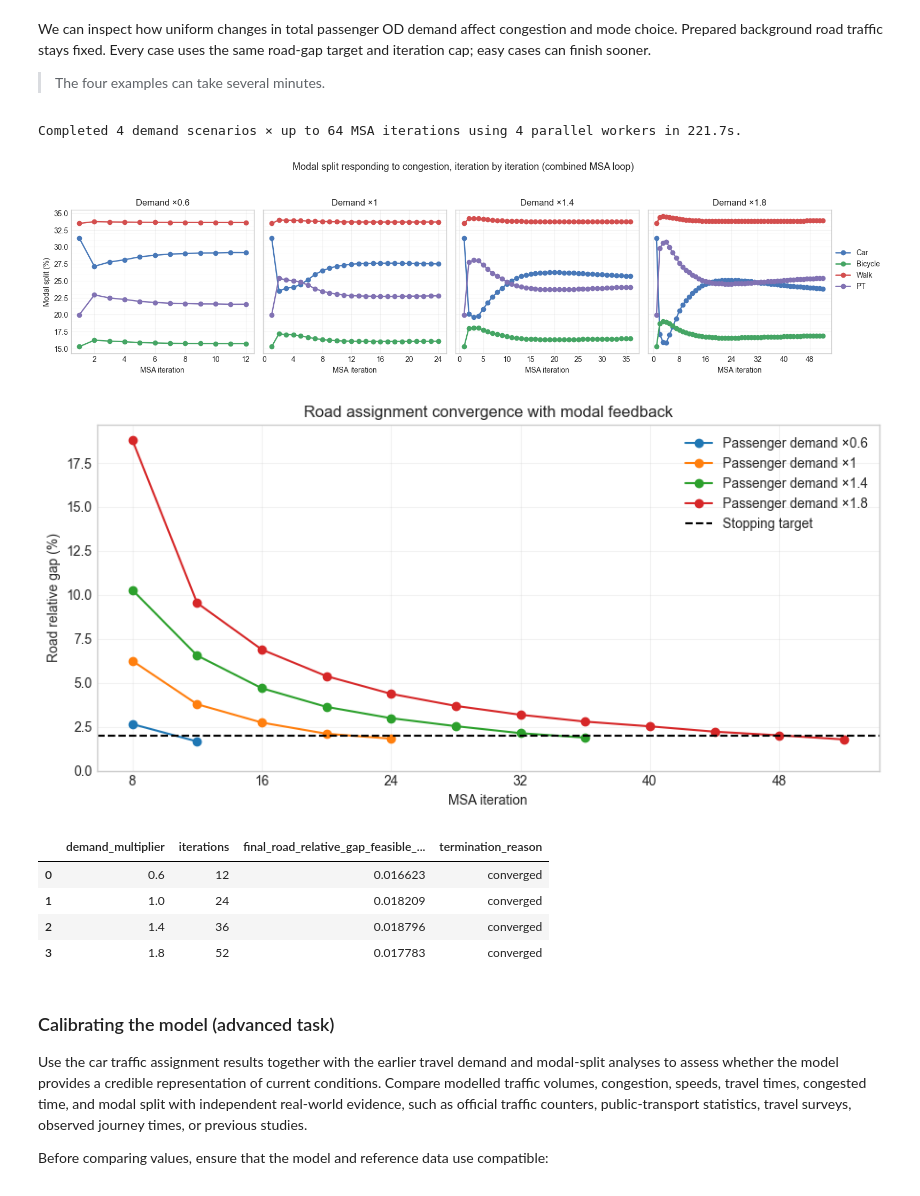
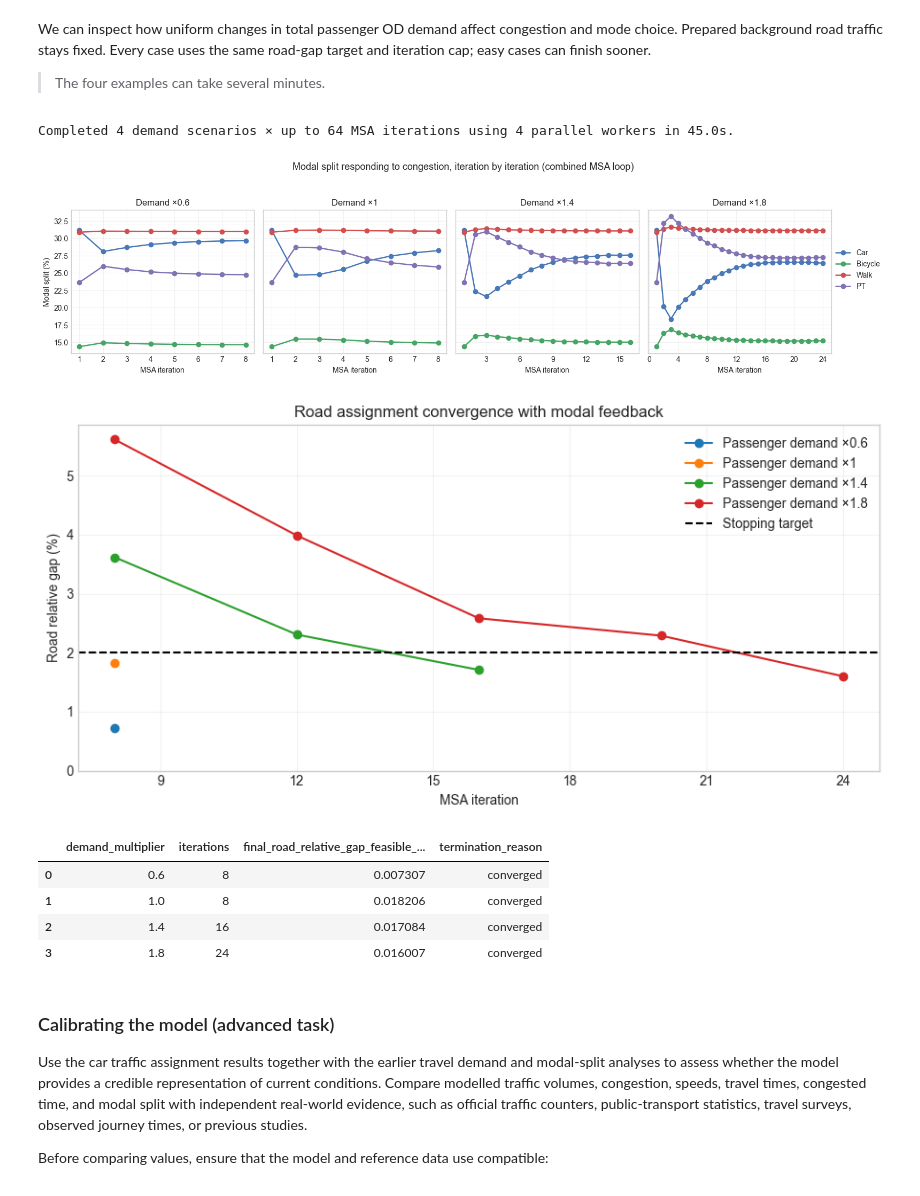
Before and after one commit to ahameafule/IP-HS26-MobilityHub-CaseStudy, a Jupyter notebook: notebooks/02_system_modeling.ipynb, the cells around one changed output. Saved outputs shown, nothing was run; the diff lists cells and outputs as text; code cells hidden in the pictures.

```diff
--- a/notebooks/02_system_modeling.ipynb
+++ b/notebooks/02_system_modeling.ipynb
@@ -741,7 +992,7 @@ if callable(globals().get("dashboard_state", {}).get("close")):
     dashboard_state["close"]()
 
 # Interactive mode-choice & parameter sensitivity dashboard — Stage 0 only
-corridor_zones = list(MEHRSPUR.zone_ids)
+corridor_zones = list(FORCHBAHN.zone_ids)
 
 stage_0_specs = {
     0: stages[0],}
@@ -805,7 +1056,7 @@ print(
 ASSIGNMENT_MODE_STATE = {"result": mode_result}
 ASSIGNMENT_UI, ASSIGNMENT_STATE = tmi.assignment_dashboard(
     ctx,
-    MEHRSPUR,
+    FORCHBAHN,
     ASSIGNMENT_MODE_STATE,
     modal_feedback=False,  # isolate car traffic assignment first
 )
@@ -888,7 +1134,7 @@ This is still a local-network approximation: travel times change on links in the
 # Run the same assignment controls with congestion-to-mode-choice feedback.
 COUPLED_ASSIGNMENT_UI, COUPLED_ASSIGNMENT_STATE = tmi.assignment_dashboard(
     ctx,
-    MEHRSPUR,
+    FORCHBAHN,
     ASSIGNMENT_MODE_STATE,
     modal_feedback=True,
 )
@@ -908,7 +1154,7 @@ def matching_dashboard(state, coupled):
     return (
         result is not None
         and state.get("context") is ctx
-        and state.get("corridor") is MEHRSPUR
+        and state.get("corridor") is FORCHBAHN
         and state.get("mode_cache_key") == tuple(_assignment_mode_result.cache_key)
         and bool(result.diagnostics.get("modal_feedback", False)) == coupled
         and tmi.assignment_settings_match(result.diagnostics, ASSIGNMENT_OPTIONS,
@@ -920,7 +1166,7 @@ def comparison_assignment(state, coupled):
         return state["result"]
     print(f"Calculating {'coupled' if coupled else 'fixed-demand'} assignment with shared settings...")
     runner = tmi.run_coupled_corridor_assignment if coupled else tmi.run_corridor_assignment
-    result = runner(ctx, MEHRSPUR, _assignment_mode_result,
+    result = runner(ctx, FORCHBAHN, _assignment_mode_result,
         passthrough_fraction=tmi.DEFAULT_PASSTHROUGH_FRACTION,
         **tmi.assignment_solver_kwargs(ASSIGNMENT_OPTIONS, coupled=coupled))
     # Keep the interactive dashboard's own selected result separate.
@@ -947,7 +1193,7 @@ if coupled_mode is None:
 zone_ids = (
     corridor_zones
     if "corridor_zones" in globals()
-    else MEHRSPUR.zone_ids
+    else FORCHBAHN.zone_ids
 )
 
 fixed_metrics = tmi.extract_corridor_metrics(
@@ -1104,8 +1350,8 @@ NETWORK_FEEDBACK_DIFFERENCE_MAP = tmi.network_explorer(
             "column": "speed_difference_pct",
         },
     },
-    gates=MEHRSPUR.gates,
-    polygon=MEHRSPUR.polygon_gdf,
+    gates=FORCHBAHN.gates,
+    polygon=FORCHBAHN.polygon_gdf,
     title=(
         "Coupled modal-feedback MSA minus fixed-demand MSA — "
         "relative link differences only"
@@ -1144,7 +1392,7 @@ def run_combined_case(demand_multiplier):
 
     result = tmi.run_coupled_corridor_assignment(
         ctx,
-        MEHRSPUR,
+        FORCHBAHN,
         mode_result,
         demand_multiplier=demand_multiplier,
         **tmi.assignment_solver_kwargs(ASSIGNMENT_OPTIONS),
@@ -1260,41 +1508,41 @@ fig.suptitle(
     "(combined MSA loop)",
     fontsize=13,
 )
 
 fig.tight_layout(rect=(0, 0, 0.94, 0.93))
 exports.save_outputs("1_6_demand_scenarios_modal_split", figure=fig)
 plt.show()
 
 
 # 3. Road relative gap at checked iterations.
 gap_column = "road_relative_gap_feasible_averaged_od"
 fig, axis = plt.subplots(figsize=(9, 4.5))
 for multiplier, history in combined_history.groupby("demand_multiplier", sort=False):
     checked = history.loc[np.isfinite(history[gap_column])]
     axis.plot(checked["iteration"], 100 * checked[gap_column], marker="o",
               label=f"Passenger demand ×{multiplier:g}")
 axis.axhline(100 * ASSIGNMENT_OPTIONS["road_gap_threshold"], color="black",
              linestyle="--", label="Stopping target")
 axis.set(xlabel="MSA iteration", ylabel="Road relative gap (%)",
          title="Road assignment convergence with modal feedback")
 axis.set_ylim(bottom=0)
 axis.xaxis.set_major_locator(MaxNLocator(integer=True, nbins=8))
 axis.grid(alpha=0.25)
 axis.legend()
 fig.tight_layout()
 exports.save_outputs("1_6_demand_scenarios_road_gap", figure=fig)
 plt.show()
 display(combined_diagnostics[["demand_multiplier", "iterations",
     "final_road_relative_gap_feasible_averaged_od", "termination_reason"]])
 # %% [output]
-Completed 4 demand scenarios × up to 64 MSA iterations using 4 parallel workers in 221.7s.
+Completed 4 demand scenarios × up to 64 MSA iterations using 4 parallel workers in 45.0s.
-[figure, old version]
+[figure, new version]
-[figure, old version]
+[figure, new version]
 |  | demand_multiplier | iterations | final_road_relative_gap_feasible_... | termination_reason |
-| 0 | 0.6 | 12 | 0.016623 | converged |
-| 1 | 1.0 | 24 | 0.018209 | converged |
-| 2 | 1.4 | 36 | 0.018796 | converged |
-| 3 | 1.8 | 52 | 0.017783 | converged |
+| 0 | 0.6 | 8 | 0.007307 | converged |
+| 1 | 1.0 | 8 | 0.018206 | converged |
+| 2 | 1.4 | 16 | 0.017084 | converged |
+| 3 | 1.8 | 24 | 0.016007 | converged |
 # %% [markdown]
 ### Calibrating the model (advanced task)
 
```
Also changed, not shown: parts of 20 cells of this notebook, 5 other files.
